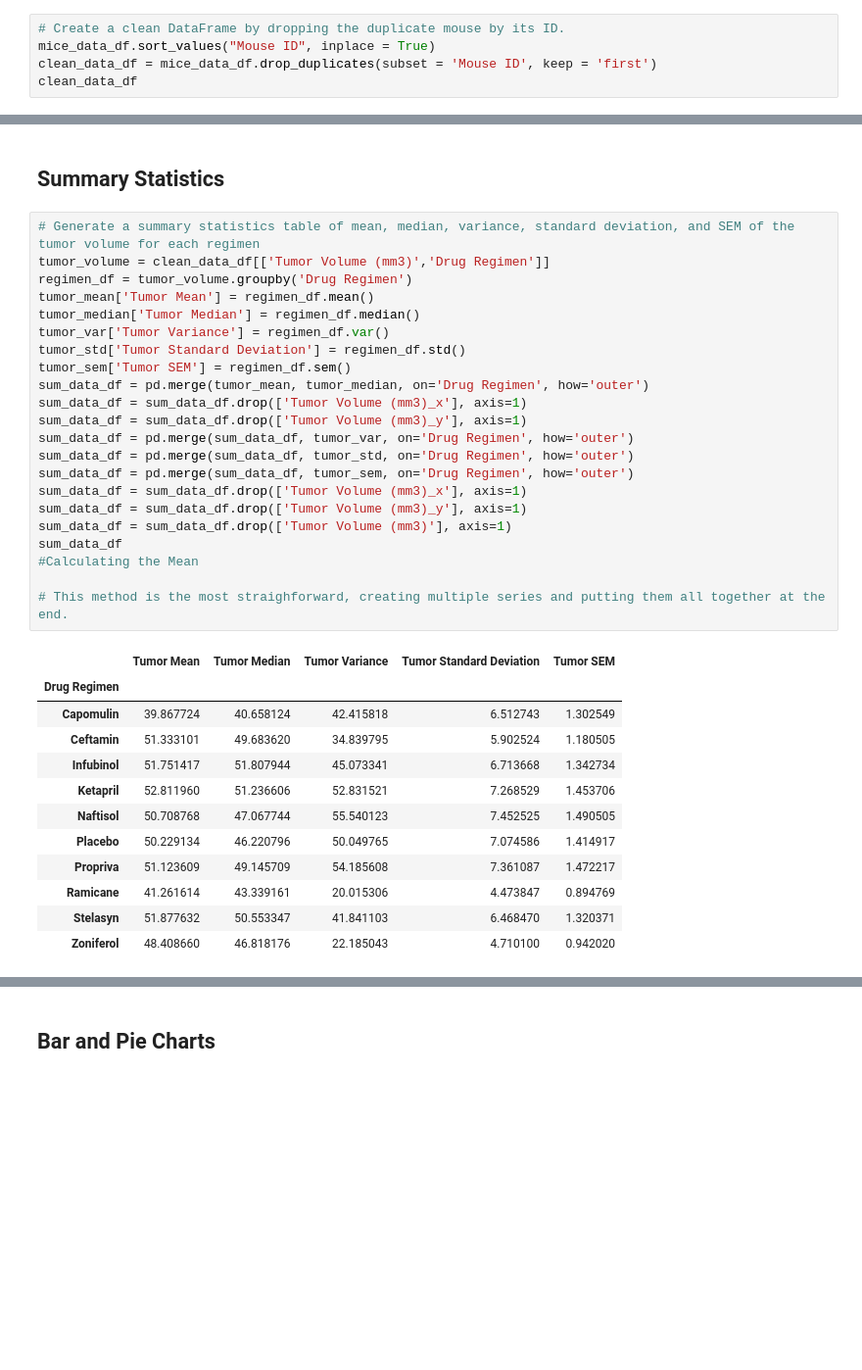
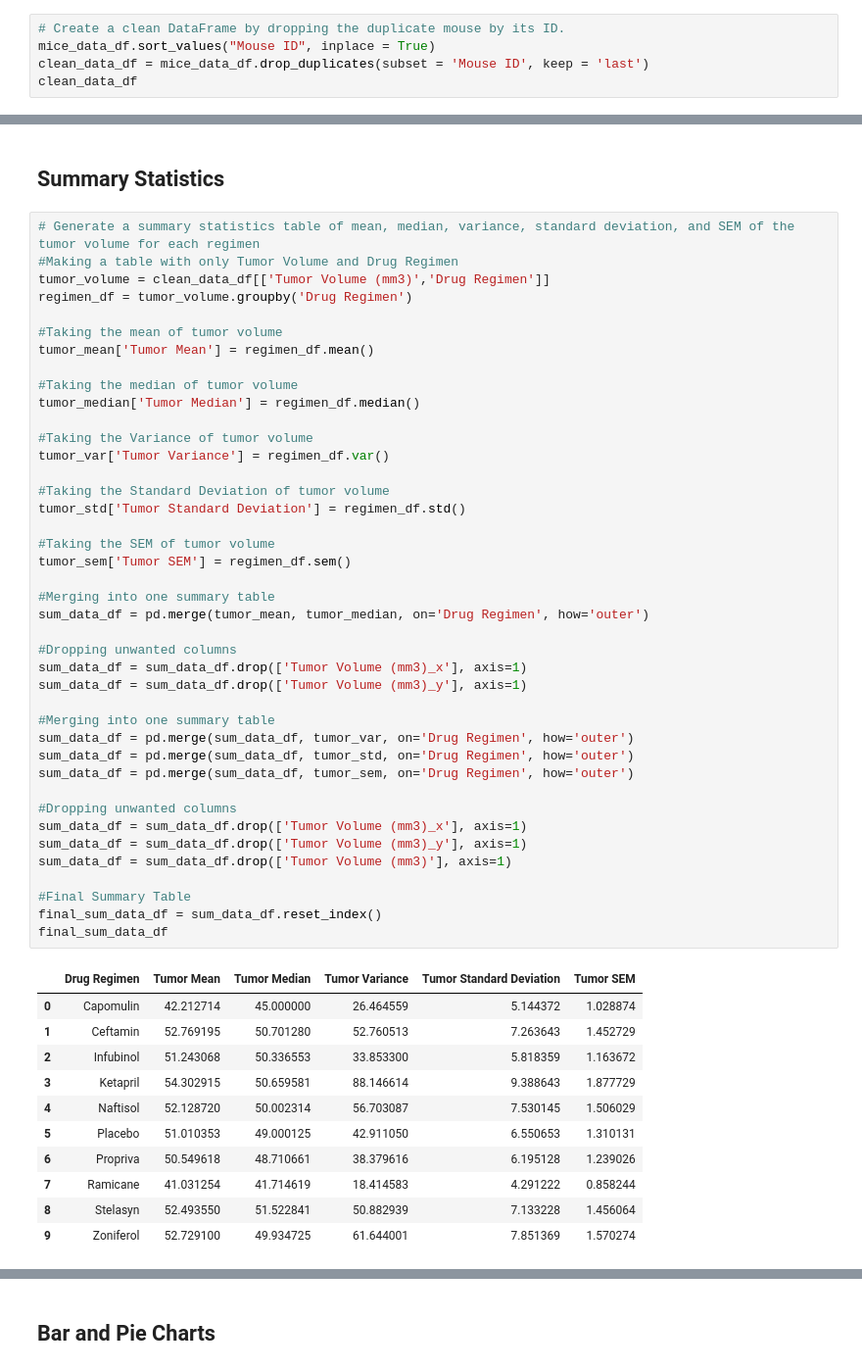
Before and after one commit to j1candel/matplotlib-challenge, a Jupyter notebook: Pymaceuticals/pymaceuticals_starter.ipynb, the cells around one changed output, grey strips where cells are left out. Shown: that part at 98% size. Drawn from its saved outputs; the diff is of its cells as text; blank space fills up the shorter version.

```diff
--- a/Pymaceuticals/pymaceuticals_starter.ipynb
+++ b/Pymaceuticals/pymaceuticals_starter.ipynb
@@ -68,7 +68,7 @@ duplicate_mice_df
 # %%
 # Create a clean DataFrame by dropping the duplicate mouse by its ID.
 mice_data_df.sort_values("Mouse ID", inplace = True)
-clean_data_df = mice_data_df.drop_duplicates(subset = 'Mouse ID', keep = 'first')
+clean_data_df = mice_data_df.drop_duplicates(subset = 'Mouse ID', keep = 'last')
 clean_data_df
 # %% [output]
 |  | Mouse ID | Drug Regimen | Sex | Age_months | Weight (g) | Timepoint | Tumor Volume (mm3) | ... |
@@ -93,36 +91,54 @@ len(clean_data_df)
 ## Summary Statistics
 # %%
 # Generate a summary statistics table of mean, median, variance, standard deviation, and SEM of the tumor volume for each regimen
+#Making a table with only Tumor Volume and Drug Regimen
 tumor_volume = clean_data_df[['Tumor Volume (mm3)','Drug Regimen']]
 regimen_df = tumor_volume.groupby('Drug Regimen')
+
+#Taking the mean of tumor volume
 tumor_mean['Tumor Mean'] = regimen_df.mean()
+
+#Taking the median of tumor volume
 tumor_median['Tumor Median'] = regimen_df.median()
+
+#Taking the Variance of tumor volume
 tumor_var['Tumor Variance'] = regimen_df.var()
+
+#Taking the Standard Deviation of tumor volume
 tumor_std['Tumor Standard Deviation'] = regimen_df.std()
+
+#Taking the SEM of tumor volume
 tumor_sem['Tumor SEM'] = regimen_df.sem()
+
+#Merging into one summary table
 sum_data_df = pd.merge(tumor_mean, tumor_median, on='Drug Regimen', how='outer')
+
+#Dropping unwanted columns
 sum_data_df = sum_data_df.drop(['Tumor Volume (mm3)_x'], axis=1)
 sum_data_df = sum_data_df.drop(['Tumor Volume (mm3)_y'], axis=1)
+
+#Merging into one summary table
 sum_data_df = pd.merge(sum_data_df, tumor_var, on='Drug Regimen', how='outer')
 sum_data_df = pd.merge(sum_data_df, tumor_std, on='Drug Regimen', how='outer')
 sum_data_df = pd.merge(sum_data_df, tumor_sem, on='Drug Regimen', how='outer')
+
+#Dropping unwanted columns
 sum_data_df = sum_data_df.drop(['Tumor Volume (mm3)_x'], axis=1)
 sum_data_df = sum_data_df.drop(['Tumor Volume (mm3)_y'], axis=1)
 sum_data_df = sum_data_df.drop(['Tumor Volume (mm3)'], axis=1)
-sum_data_df
-#Calculating the Mean
 
-# This method is the most straighforward, creating multiple series and putting them all together at the end.
+#Final Summary Table
+final_sum_data_df = sum_data_df.reset_index()
+final_sum_data_df
 # %% [output]
-|  | Tumor Mean | Tumor Median | Tumor Variance | Tumor Standard Deviation | Tumor SEM |
-| Drug Regimen |  |  |  |  |  |
-| Capomulin | 39.867724 | 40.658124 | 42.415818 | 6.512743 | 1.302549 |
-| Ceftamin | 51.333101 | 49.683620 | 34.839795 | 5.902524 | 1.180505 |
-| Infubinol | 51.751417 | 51.807944 | 45.073341 | 6.713668 | 1.342734 |
-| Ketapril | 52.811960 | 51.236606 | 52.831521 | 7.268529 | 1.453706 |
-| Naftisol | 50.708768 | 47.067744 | 55.540123 | 7.452525 | 1.490505 |
-| Placebo | 50.229134 | 46.220796 | 50.049765 | 7.074586 | 1.414917 |
-| Propriva | 51.123609 | 49.145709 | 54.185608 | 7.361087 | 1.472217 |
-| Ramicane | 41.261614 | 43.339161 | 20.015306 | 4.473847 | 0.894769 |
-| Stelasyn | 51.877632 | 50.553347 | 41.841103 | 6.468470 | 1.320371 |
-| Zoniferol | 48.408660 | 46.818176 | 22.185043 | 4.710100 | 0.942020 |
+|  | Drug Regimen | Tumor Mean | Tumor Median | Tumor Variance | Tumor Standard Deviation | Tumor SEM |
+| 0 | Capomulin | 42.212714 | 45.000000 | 26.464559 | 5.144372 | 1.028874 |
+| 1 | Ceftamin | 52.769195 | 50.701280 | 52.760513 | 7.263643 | 1.452729 |
+| 2 | Infubinol | 51.243068 | 50.336553 | 33.853300 | 5.818359 | 1.163672 |
+| 3 | Ketapril | 54.302915 | 50.659581 | 88.146614 | 9.388643 | 1.877729 |
+| 4 | Naftisol | 52.128720 | 50.002314 | 56.703087 | 7.530145 | 1.506029 |
+| 5 | Placebo | 51.010353 | 49.000125 | 42.911050 | 6.550653 | 1.310131 |
+| 6 | Propriva | 50.549618 | 48.710661 | 38.379616 | 6.195128 | 1.239026 |
+| 7 | Ramicane | 41.031254 | 41.714619 | 18.414583 | 4.291222 | 0.858244 |
+| 8 | Stelasyn | 52.493550 | 51.522841 | 50.882939 | 7.133228 | 1.456064 |
+| 9 | Zoniferol | 52.729100 | 49.934725 | 61.644001 | 7.851369 | 1.570274 |
```
Also changed, not shown: parts of 5 cells of this notebook.
